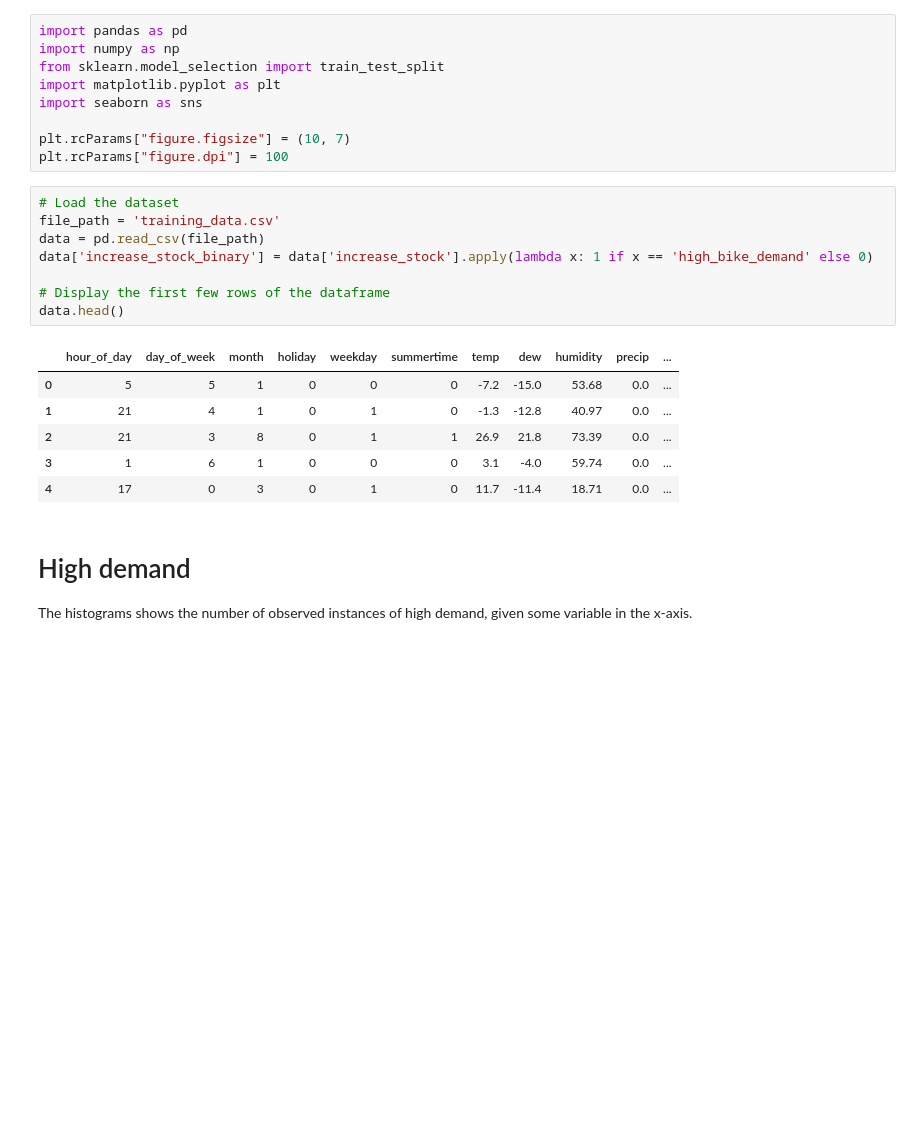
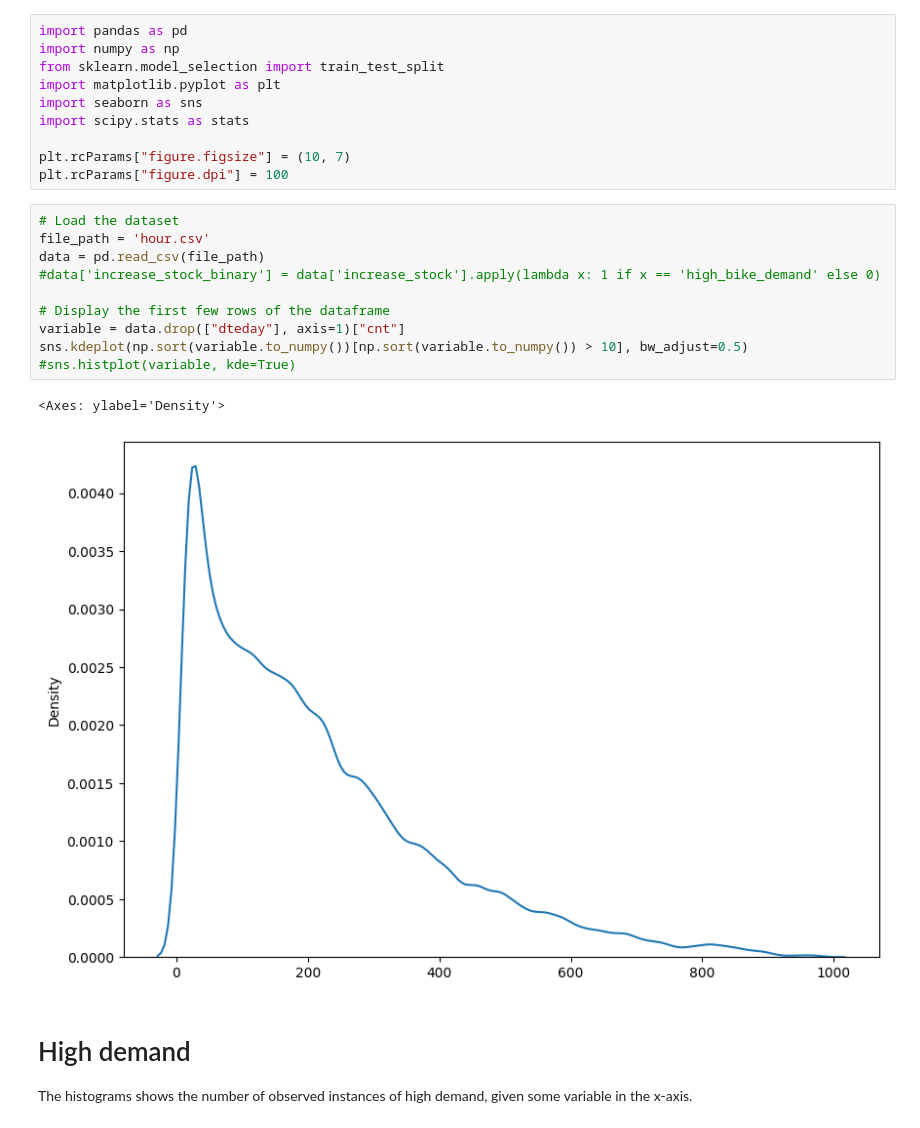
Before and after one commit to SunAndClouds/SML-Project, a Jupyter notebook: Exploratory Data Analysis.ipynb, the cells around one changed output. Cells and saved outputs as stored; diff of their text form; blank space fills up the shorter version.

```diff
--- a/Exploratory Data Analysis.ipynb
+++ b/Exploratory Data Analysis.ipynb
@@ -4,24 +4,23 @@ import numpy as np
 from sklearn.model_selection import train_test_split
 import matplotlib.pyplot as plt
 import seaborn as sns
+import scipy.stats as stats
 
 plt.rcParams["figure.figsize"] = (10, 7)
 plt.rcParams["figure.dpi"] = 100
 # %%
 # Load the dataset
-file_path = 'training_data.csv'
+file_path = 'hour.csv'
 data = pd.read_csv(file_path)
-data['increase_stock_binary'] = data['increase_stock'].apply(lambda x: 1 if x == 'high_bike_demand' else 0)
+#data['increase_stock_binary'] = data['increase_stock'].apply(lambda x: 1 if x == 'high_bike_demand' else 0)
 
 # Display the first few rows of the dataframe
-data.head()
+variable = data.drop(["dteday"], axis=1)["cnt"]
+sns.kdeplot(np.sort(variable.to_numpy())[np.sort(variable.to_numpy()) > 10], bw_adjust=0.5)
+#sns.histplot(variable, kde=True)
 # %% [output]
-|  | hour_of_day | day_of_week | month | holiday | weekday | summertime | temp | dew | humidity | precip | ... |
-| 0 | 5 | 5 | 1 | 0 | 0 | 0 | -7.2 | -15.0 | 53.68 | 0.0 | ... |
-| 1 | 21 | 4 | 1 | 0 | 1 | 0 | -1.3 | -12.8 | 40.97 | 0.0 | ... |
-| 2 | 21 | 3 | 8 | 0 | 1 | 1 | 26.9 | 21.8 | 73.39 | 0.0 | ... |
-| 3 | 1 | 6 | 1 | 0 | 0 | 0 | 3.1 | -4.0 | 59.74 | 0.0 | ... |
-| 4 | 17 | 0 | 3 | 0 | 1 | 0 | 11.7 | -11.4 | 18.71 | 0.0 | ... |
+<Axes: ylabel='Density'>
+[figure, added]
 # %% [markdown]
 # High demand
 The histograms shows the number of observed instances of high demand, given some variable in the x-axis.
```
Also changed, not shown: 1 other file.
